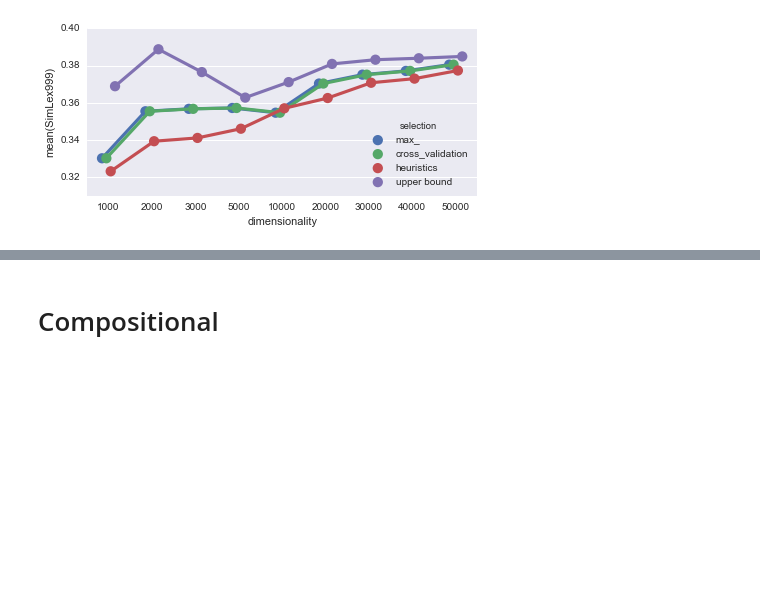
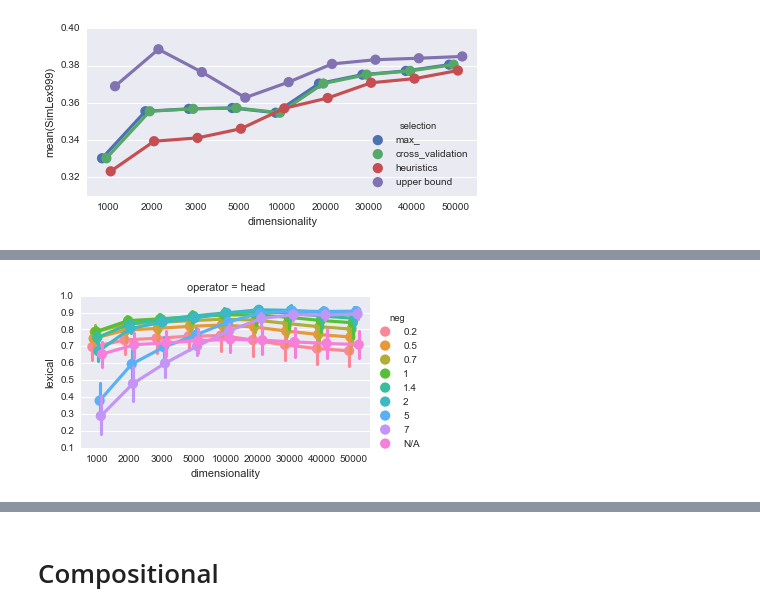
Before and after one commit to dimazest/thesis, a Jupyter notebook: supplement/parameter-selection.ipynb, the cells around one changed output, grey strips where cells are left out. Cells and saved outputs as stored; diff of their text form; code cells hidden in the pictures; blank space fills up the shorter version.

```diff
--- a/supplement/parameter-selection.ipynb
+++ b/supplement/parameter-selection.ipynb
@@ -476,0 +509,2 @@ f.savefig('figures/men-transfer.pdf')
+# %%
+heuristics_selection_collection_lexical = {}
@@ -476,0 +515,12 @@ f.savefig('figures/men-transfer.pdf')
+# %%
+assert feature_ablation_lexical.index[0] == 'similarity'
+
+r = results['max'].reset_index()
+
+heuristics_selection_collection_lexical[0] = r.loc[
+    r['similarity'] == 'correlation'
+]
+# %%
+t.plot_interaction(heuristics_selection_collection_lexical[0], feature_ablation_lexical.index[1], 'lexical')
+# %% [output]
+[figure, added]
```
Also changed, not shown: parts of 47 cells of this notebook, 1 other file.
